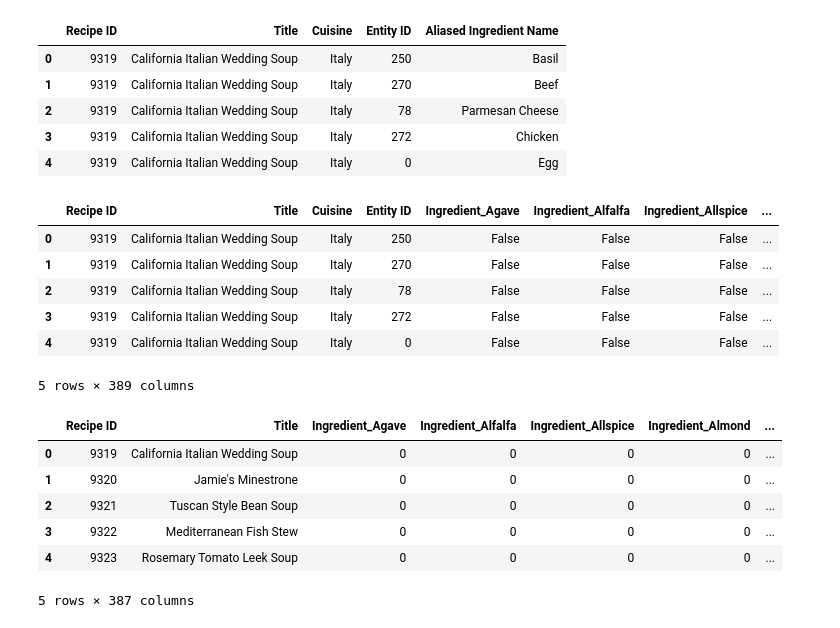
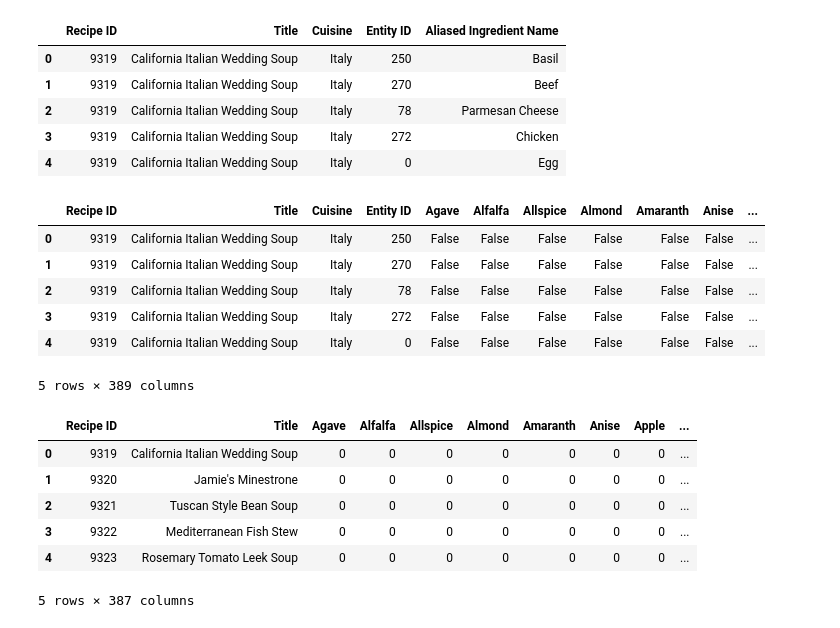
Before and after one commit to Keerat-Singh/WIL_Week-1, a Jupyter notebook: main.ipynb, the cells around one changed output. Saved outputs shown, nothing was run; the diff lists cells and outputs as text; code cells hidden in the pictures.

```diff
--- a/main.ipynb
+++ b/main.ipynb
@@ -55,25 +51,25 @@ test.head()
 | 3 | 9319 | California Italian Wedding Soup | Italy | 272 | Chicken |
 | 4 | 9319 | California Italian Wedding Soup | Italy | 0 | Egg |
 # %%
-df_encoded = pd.get_dummies(test, columns=['Aliased Ingredient Name'], prefix='Ingredient', prefix_sep='_')
+df_encoded = pd.get_dummies(test, columns=['Aliased Ingredient Name'], prefix='', prefix_sep='')
 df_encoded.head()
 # %% [output]
-|  | Recipe ID | Title | Cuisine | Entity ID | Ingredient_Agave | Ingredient_Alfalfa | Ingredient_Allspice | ... |
-| 0 | 9319 | California Italian Wedding Soup | Italy | 250 | False | False | False | ... |
-| 1 | 9319 | California Italian Wedding Soup | Italy | 270 | False | False | False | ... |
-| 2 | 9319 | California Italian Wedding Soup | Italy | 78 | False | False | False | ... |
-| 3 | 9319 | California Italian Wedding Soup | Italy | 272 | False | False | False | ... |
-| 4 | 9319 | California Italian Wedding Soup | Italy | 0 | False | False | False | ... |
+|  | Recipe ID | Title | Cuisine | Entity ID | Agave | Alfalfa | Allspice | Almond | Amaranth | Anise | ... |
+| 0 | 9319 | California Italian Wedding Soup | Italy | 250 | False | False | False | False | False | False | ... |
+| 1 | 9319 | California Italian Wedding Soup | Italy | 270 | False | False | False | False | False | False | ... |
+| 2 | 9319 | California Italian Wedding Soup | Italy | 78 | False | False | False | False | False | False | ... |
+| 3 | 9319 | California Italian Wedding Soup | Italy | 272 | False | False | False | False | False | False | ... |
+| 4 | 9319 | California Italian Wedding Soup | Italy | 0 | False | False | False | False | False | False | ... |
 5 rows × 389 columns
 # %%
 df_grouped = df_encoded.groupby(['Recipe ID', 'Title', 'Cuisine'], as_index=False).sum()
 df_grouped.drop(columns= ['Entity ID', 'Cuisine'], inplace= True)
 df_grouped.head()
 # %% [output]
-|  | Recipe ID | Title | Ingredient_Agave | Ingredient_Alfalfa | Ingredient_Allspice | Ingredient_Almond | ... |
-| 0 | 9319 | California Italian Wedding Soup | 0 | 0 | 0 | 0 | ... |
-| 1 | 9320 | Jamie's Minestrone | 0 | 0 | 0 | 0 | ... |
-| 2 | 9321 | Tuscan Style Bean Soup | 0 | 0 | 0 | 0 | ... |
-| 3 | 9322 | Mediterranean Fish Stew | 0 | 0 | 0 | 0 | ... |
-| 4 | 9323 | Rosemary Tomato Leek Soup | 0 | 0 | 0 | 0 | ... |
+|  | Recipe ID | Title | Agave | Alfalfa | Allspice | Almond | Amaranth | Anise | Apple | ... |
+| 0 | 9319 | California Italian Wedding Soup | 0 | 0 | 0 | 0 | 0 | 0 | 0 | ... |
+| 1 | 9320 | Jamie's Minestrone | 0 | 0 | 0 | 0 | 0 | 0 | 0 | ... |
+| 2 | 9321 | Tuscan Style Bean Soup | 0 | 0 | 0 | 0 | 0 | 0 | 0 | ... |
+| 3 | 9322 | Mediterranean Fish Stew | 0 | 0 | 0 | 0 | 0 | 0 | 0 | ... |
+| 4 | 9323 | Rosemary Tomato Leek Soup | 0 | 0 | 0 | 0 | 0 | 0 | 0 | ... |
 5 rows × 387 columns
```
Also changed, not shown: parts of 12 cells of this notebook, 2 other files.
